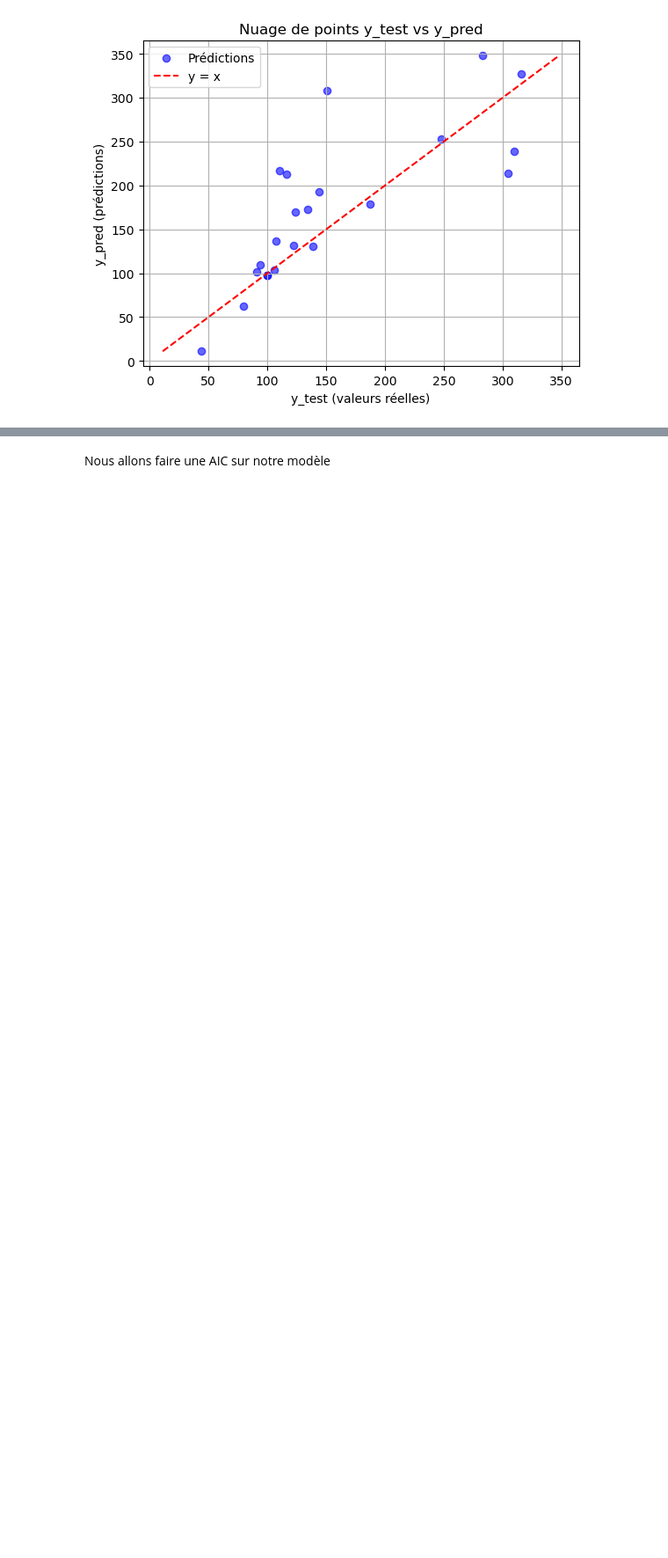
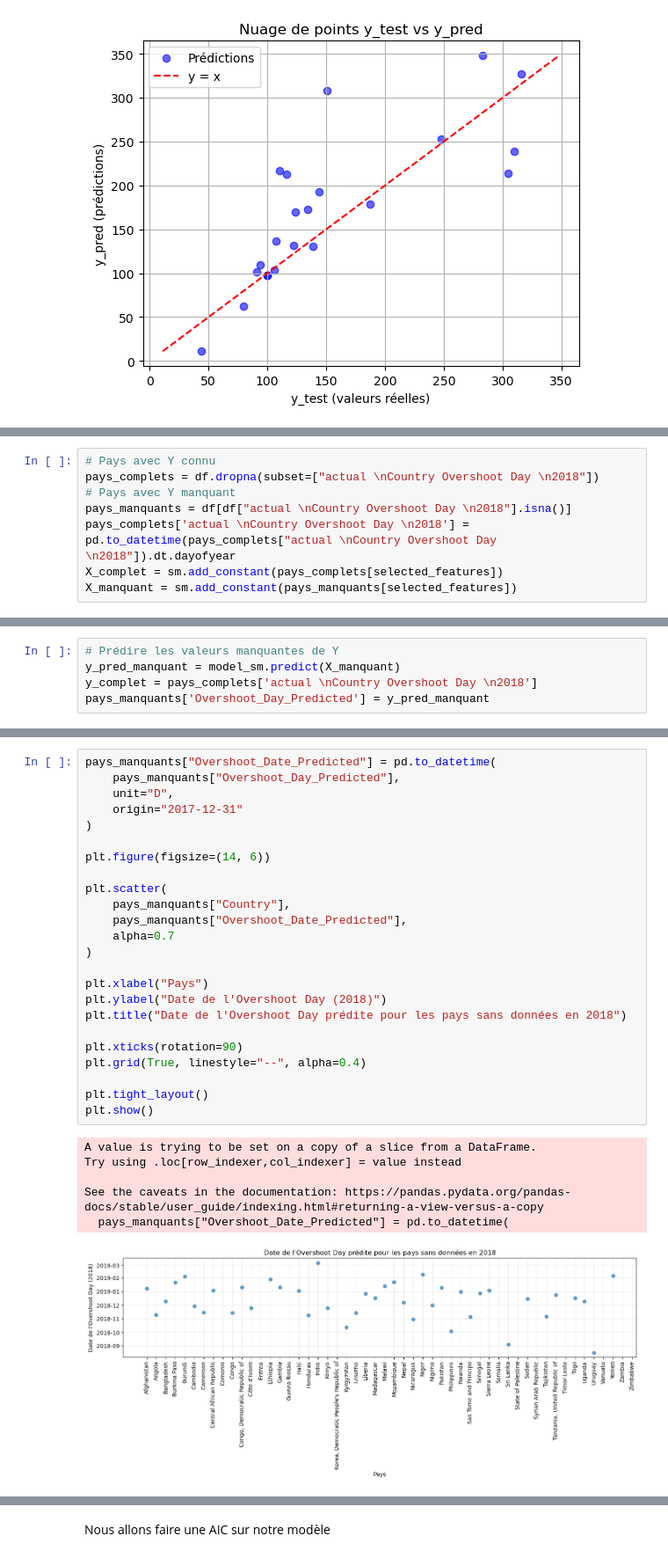
Before and after one commit to anna-cochat/Data_NA_project, a Jupyter notebook: Scénario1.ipynb, the cells around one changed output, grey strips where cells are left out. Shown at 88% size. Cells and saved outputs as stored; diff of their text form; blank space fills up the shorter version.

```diff
--- a/Scénario1.ipynb
+++ b/Scénario1.ipynb
@@ -428,0 +335,8 @@ LinearRegression()
+# %%
+# Pays avec Y connu
+pays_complets = df.dropna(subset=["actual \nCountry Overshoot Day \n2018"])
+# Pays avec Y manquant
+pays_manquants = df[df["actual \nCountry Overshoot Day \n2018"].isna()]
+pays_complets['actual \nCountry Overshoot Day \n2018'] = pd.to_datetime(pays_complets["actual \nCountry Overshoot Day \n2018"]).dt.dayofyear
+X_complet = sm.add_constant(pays_complets[selected_features])
+X_manquant = sm.add_constant(pays_manquants[selected_features])
@@ -428,0 +349,5 @@ LinearRegression()
+# %%
+# Prédire les valeurs manquantes de Y
+y_pred_manquant = model_sm.predict(X_manquant)
+y_complet = pays_complets['actual \nCountry Overshoot Day \n2018']
+pays_manquants['Overshoot_Day_Predicted'] = y_pred_manquant
@@ -428,0 +360,31 @@ LinearRegression()
+# %%
+pays_manquants["Overshoot_Date_Predicted"] = pd.to_datetime(
+    pays_manquants["Overshoot_Day_Predicted"],
+    unit="D",
+    origin="2017-12-31"
+)
+
+plt.figure(figsize=(14, 6))
+
+plt.scatter(
+    pays_manquants["Country"],
+    pays_manquants["Overshoot_Date_Predicted"],
+    alpha=0.7
+)
+
+plt.xlabel("Pays")
+plt.ylabel("Date de l'Overshoot Day (2018)")
+plt.title("Date de l'Overshoot Day prédite pour les pays sans données en 2018")
+
+plt.xticks(rotation=90)
+plt.grid(True, linestyle="--", alpha=0.4)
+
+plt.tight_layout()
+plt.show()
+# %% [output]
+A value is trying to be set on a copy of a slice from a DataFrame.
+Try using .loc[row_indexer,col_indexer] = value instead
+
+See the caveats in the documentation: https://pandas.pydata.org/pandas-docs/stable/user_guide/indexing.html#returning-a-view-versus-a-copy
+  pays_manquants["Overshoot_Date_Predicted"] = pd.to_datetime(
+[figure, added]
```
Also changed, not shown: parts of 24 cells of this notebook, 6 other files.
